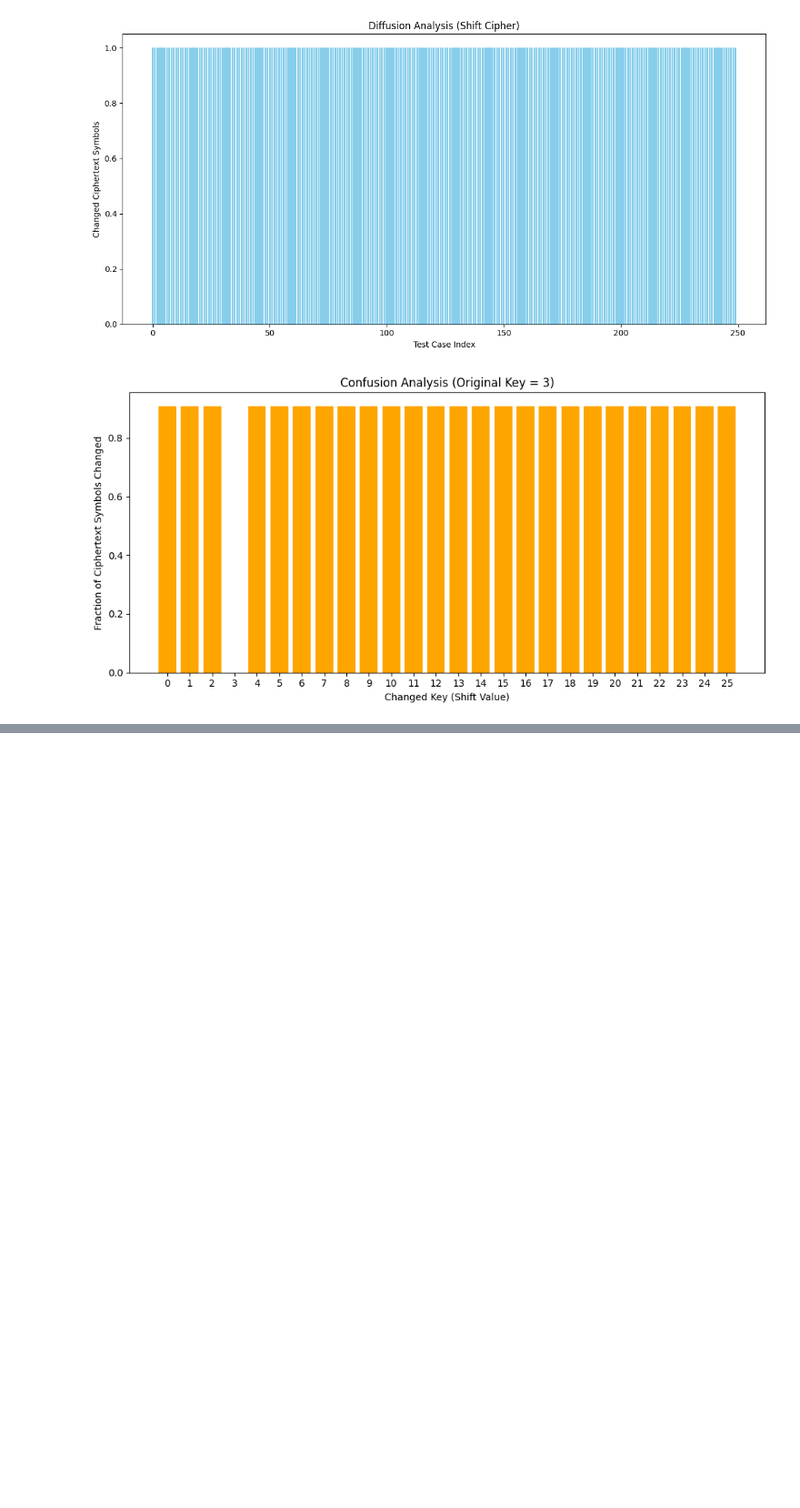
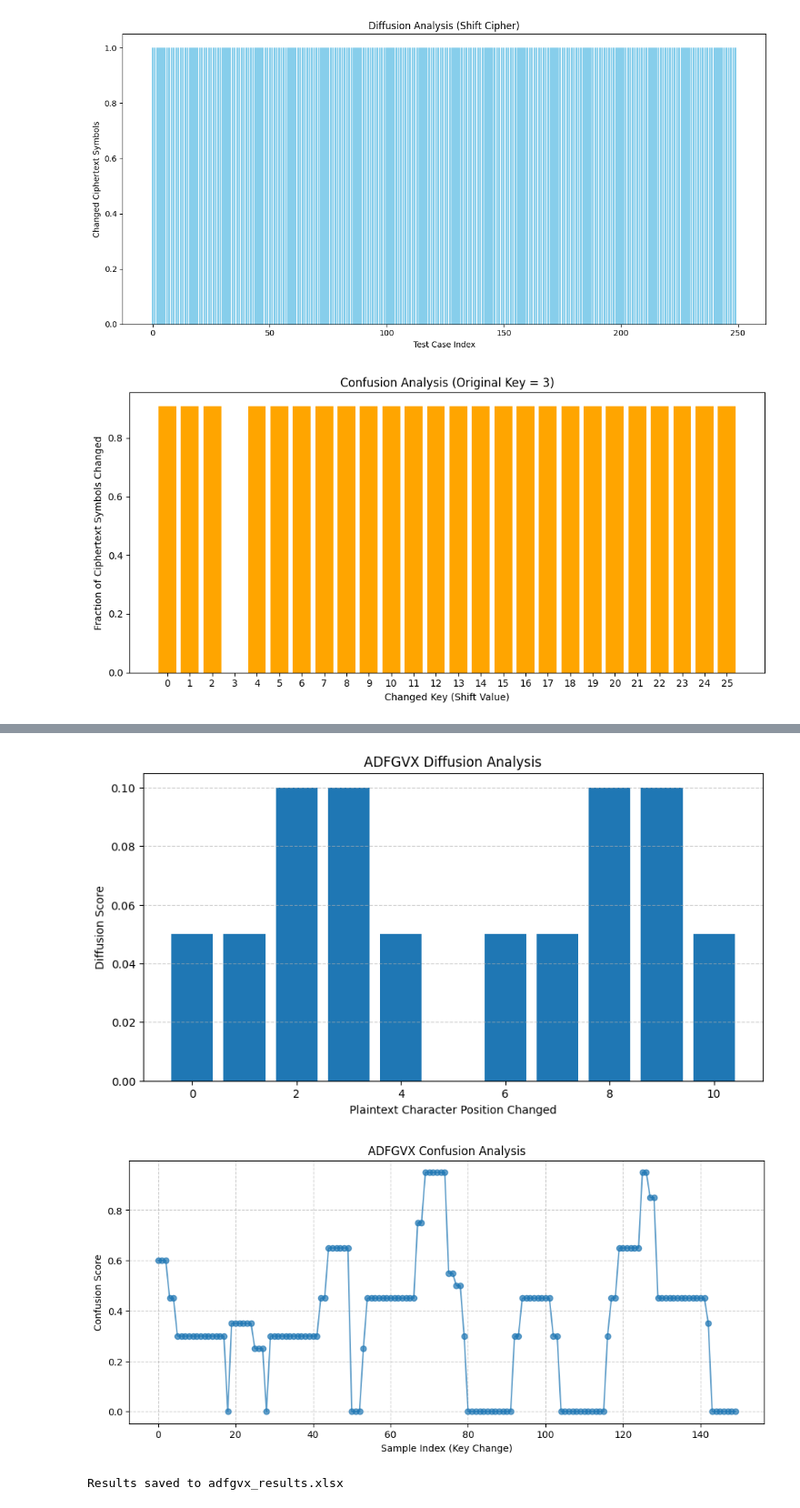
Before and after one commit to AshakUmesh/Learn-Python, a Jupyter notebook: Ciphers/IS_Ciphers.ipynb, the cells around one changed output, grey strips where cells are left out. Shown: that part at 91% size. Cells and saved outputs as stored; diff of their text form; code cells hidden in the pictures; blank space fills up the shorter version.

Commit message:
updated ADFGVX

```diff
--- a/Ciphers/IS_Ciphers.ipynb
+++ b/Ciphers/IS_Ciphers.ipynb
@@ -163,6 +163,7 @@ Average Confusion Score: 0.9090909090909091
 [figure]
 # %%
 import pandas as pd
+import matplotlib.pyplot as plt
 
 # =======================================================
 # ADFGVX CIPHER (Encryption)
@@ -195,6 +196,16 @@ def adfgvx_encrypt(plaintext, key="KEY"):
 
 
 # =======================================================
+# Helper: Count Changed Symbols (handles unequal lengths)
+# =======================================================
+def count_changed_symbols(c1, c2):
+    max_len = max(len(c1), len(c2))
+    c1 = c1.ljust(max_len, "_")
+    c2 = c2.ljust(max_len, "_")
+    return sum(1 for a, b in zip(c1, c2) if a != b), max_len
+
+
+# =======================================================
 # DIFFUSION (Avalanche Effect)
 # =======================================================
 def diffusion_experiment(plaintext, key):
@@ -203,11 +214,9 @@ def diffusion_experiment(plaintext, key):
 
     for i in range(len(plaintext)):
         if plaintext[i] not in symbols:
-            continue  # skip unsupported chars
+            continue
 
-        # Modify one char
         modified = list(plaintext)
-        # Change letter → next one in alphabet, digit → next digit
         if plaintext[i].isalpha():
             modified[i] = chr(((ord(plaintext[i].upper()) - 65 + 1) % 26) + 65)
         elif plaintext[i].isdigit():
@@ -215,10 +224,11 @@ def diffusion_experiment(plaintext, key):
         modified = "".join(modified)
 
         new_cipher = adfgvx_encrypt(modified, key)
-        changed = sum(1 for a, b in zip(base_cipher, new_cipher) if a != b)
-        fraction_changed = changed / len(base_cipher)
+        changed, total_len = count_changed_symbols(base_cipher, new_cipher)
+        fraction_changed = changed / total_len
 
         results.append({
+            "Position Changed": i,
             "Original Plaintext": plaintext,
             "Modified Plaintext": modified,
             "Base Cipher": base_cipher,
@@ -241,13 +251,15 @@ def confusion_experiment(plaintext, original_key):
         for repl in "ABCDEFGHIJKLMNOPQRSTUVWXYZ":
             if repl == original_key[i]:
                 continue
+
             new_key = original_key[:i] + repl + original_key[i+1:]
             new_cipher = adfgvx_encrypt(plaintext, new_key)
-            changed = sum(1 for a, b in zip(base_cipher, new_cipher) if a != b)
-            fraction_changed = changed / len(base_cipher)
+
+            changed, total_len = count_changed_symbols(base_cipher, new_cipher)
+            fraction_changed = changed / total_len
 
             results.append({
-                "Plaintext": plaintext,
+                "Key Position Changed": i,
                 "Original Key": original_key,
                 "Modified Key": new_key,
                 "Base Cipher": base_cipher,
@@ -257,6 +269,28 @@ def confusion_experiment(plaintext, original_key):
             })
 
     return pd.DataFrame(results)
+
+
+# =======================================================
+# PLOT FUNCTIONS
+# =======================================================
+def plot_diffusion(df):
+    plt.figure(figsize=(10, 5))
+    plt.bar(df["Position Changed"], df["Diffusion Score"])
+    plt.xlabel("Plaintext Character Position Changed")
+    plt.ylabel("Diffusion Score")
+    plt.title("ADFGVX Diffusion Analysis")
+    plt.grid(axis="y", linestyle="--", alpha=0.6)
+    plt.show()
+
+def plot_confusion(df):
+    plt.figure(figsize=(12, 5))
+    plt.plot(df.index, df["Confusion Score"], marker="o", linestyle="-", alpha=0.7)
+    plt.xlabel("Sample Index (Key Change)")
+    plt.ylabel("Confusion Score")
+    plt.title("ADFGVX Confusion Analysis")
+    plt.grid(True, linestyle="--", alpha=0.6)
+    plt.show()
 
 
 # =======================================================
@@ -270,15 +304,21 @@ if __name__ == "__main__":
     df_diff = diffusion_experiment(plaintext, key)
     print("\n=== Diffusion Results (ADFGVX) ===")
     print(df_diff.to_string(index=False))
-    print("\nAverage Diffusion Score:", df_diff["Diffusion Score"].mean())
+    print("\nTotal Tests Run (Diffusion):", len(df_diff))
+    print("Average Diffusion Score:", df_diff["Diffusion Score"].mean())
 
     # --- Confusion ---
     df_conf = confusion_experiment(plaintext, key)
     print("\n=== Confusion Results (ADFGVX) ===")
-    print(df_conf.head(10).to_string(index=False))  # show first 10 rows for readability
-    print("\nAverage Confusion Score:", df_conf["Confusion Score"].mean())
+    print(df_conf.head(15).to_string(index=False))  # first 15 for readability
+    print("\nTotal Tests Run (Confusion):", len(df_conf))
+    print("Average Confusion Score:", df_conf["Confusion Score"].mean())
 
-    # Save to Excel (optional)
+    # --- Plots ---
+    plot_diffusion(df_diff)
+    plot_confusion(df_conf)
+
+    # --- Save results ---
     with pd.ExcelWriter("adfgvx_results.xlsx") as writer:
         df_diff.to_excel(writer, sheet_name="Diffusion", index=False)
         df_conf.to_excel(writer, sheet_name="Confusion", index=False)
@@ -304,0 +345,3 @@ Results saved to adfgvx_results.xlsx
+[figure, added]
+[figure, added]
+Results saved to adfgvx_results.xlsx
```
Also changed, not shown: parts of 1 cell of this notebook.
